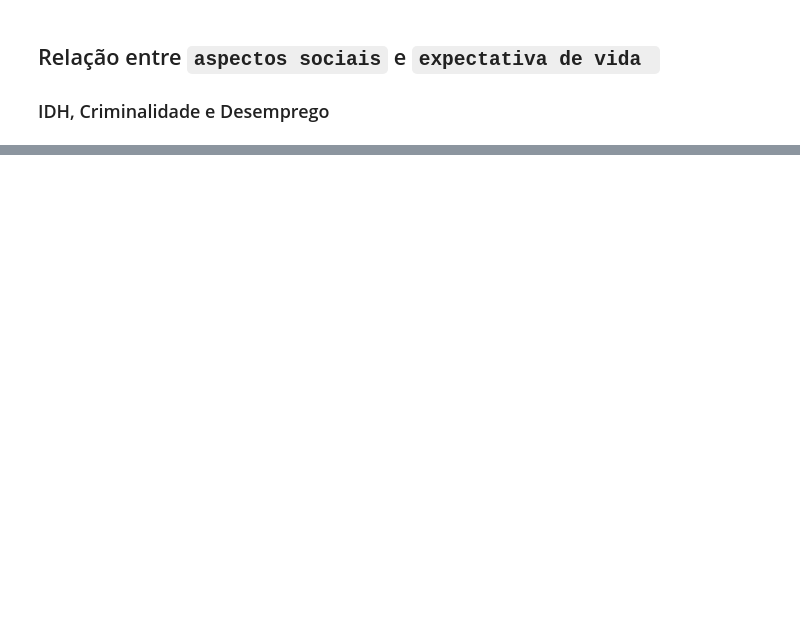
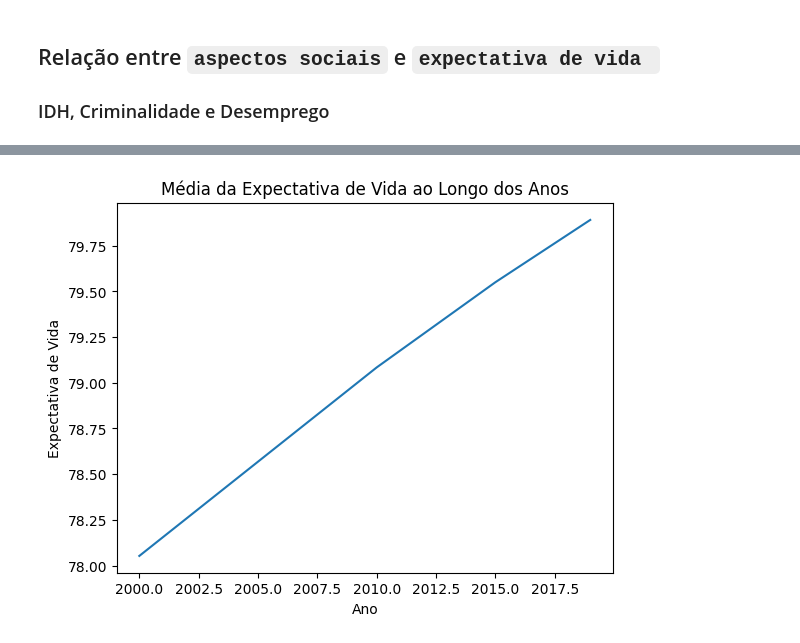
Before and after one commit to marcelomrad/Trabalho_Final_ICD, a Jupyter notebook: aspectos_sociais.ipynb, the cells around one changed output, grey strips where cells are left out. Drawn from its saved outputs; the diff is of its cells as text; code cells hidden in the pictures; blank space fills up the shorter version.

```diff
--- a/aspectos_sociais.ipynb
+++ b/aspectos_sociais.ipynb
@@ -37,0 +43,5 @@ df_criminalidade.head()
+# %%
+# Separando os dados com base no indicador - Expectativa de vida aos 60 anos
+df_expectativa_aos_60 = df_expectativa_vida[df_expectativa_vida['Indicator'] == 'Life expectancy at age 60 (years)']
+df_expectativa_aos_60 = df_expectativa_aos_60[df_expectativa_aos_60['Dim1'] == 'Both sexes']
+df_expectativa_aos_60.head()
@@ -87,0 +166,9 @@ df_pivot.head()
+# %%
+mean_life_exp = df_expectativa_aos_60[[2000, 2010, 2015, 2019]].mean() + 60
+mean_life_exp.plot()
+plt.title("Média da Expectativa de Vida ao Longo dos Anos")
+plt.ylabel("Expectativa de Vida")
+plt.xlabel("Ano")
+plt.show()
+# %% [output]
+[figure, added]
```
Also changed, not shown: parts of 31 cells of this notebook, 2 other files.
